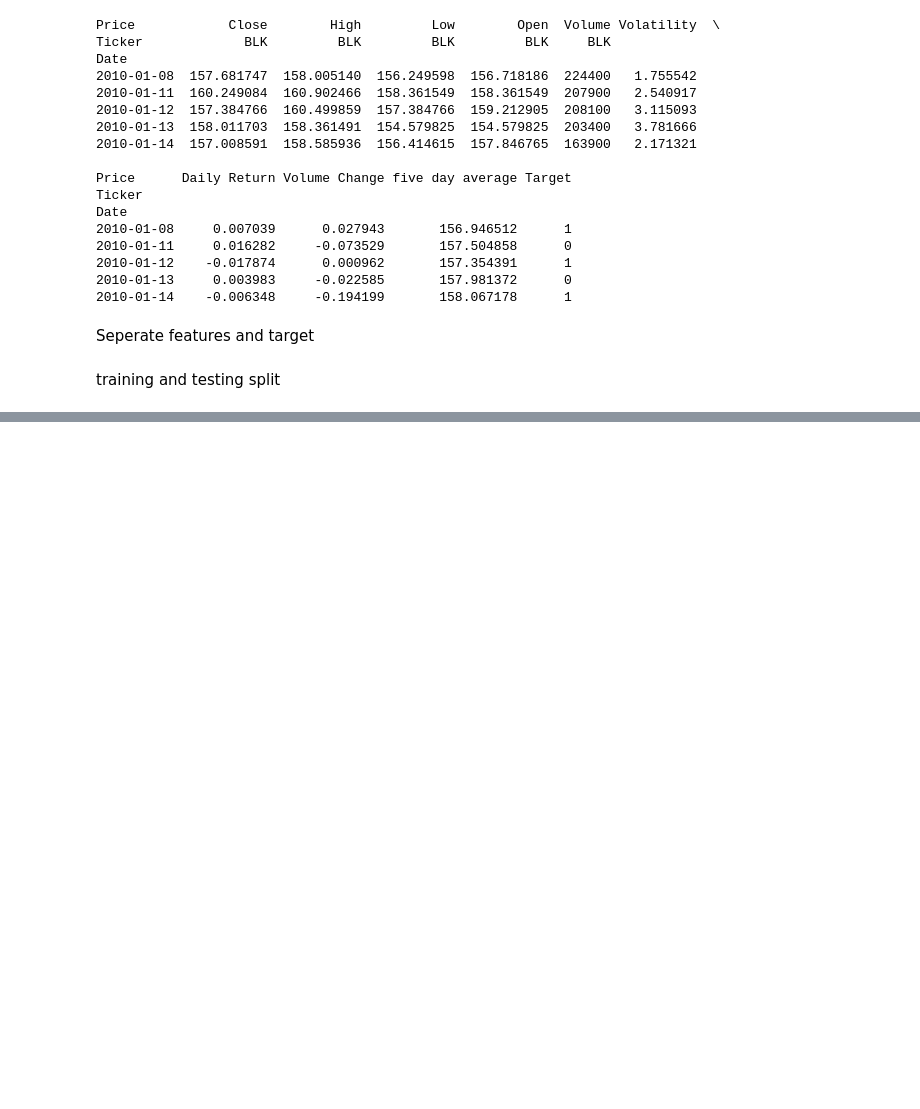
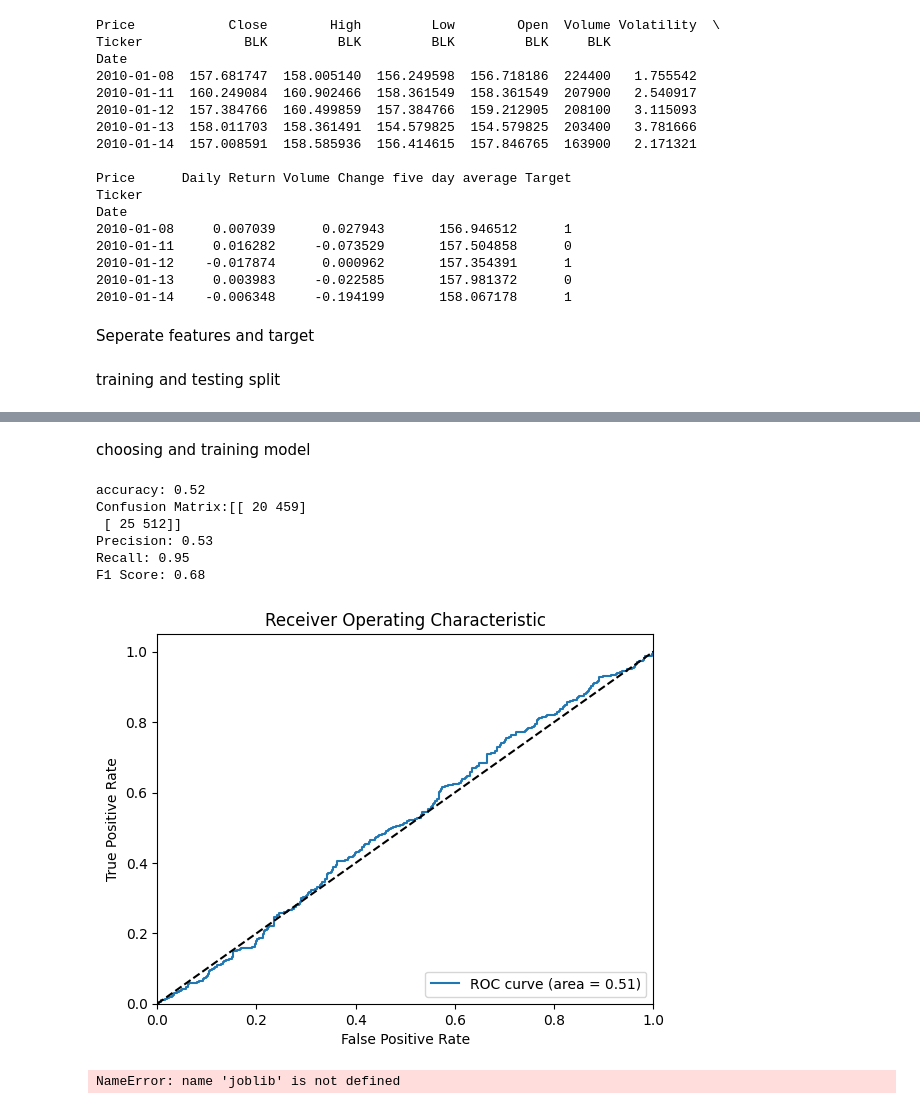
Before and after one commit to sumzali083/ml-project, a Jupyter notebook: notebooks/exploration.ipynb, the cells around one changed output, grey strips where cells are left out. Saved outputs shown, nothing was run; the diff lists cells and outputs as text; code cells hidden in the pictures; blank space fills up the shorter version.

```diff
--- a/notebooks/exploration.ipynb
+++ b/notebooks/exploration.ipynb
@@ -203,0 +211,42 @@ print(np.shape(y_test))
+# %% [markdown]
+choosing and training model
+# %%
+scaler = StandardScaler()
+X_train = scaler.fit_transform(X_train)
+X_test = scaler.transform(X_test)
+
+model = LogisticRegression(max_iter=1000)
+model.fit(X_train, y_train)
+y_pred = model.predict(X_test)
+accuracy = accuracy_score(y_test, y_pred)
+print(f"accuracy: {round(accuracy,2)}")
+cm = confusion_matrix(y_test, y_pred)
+print("Confusion Matrix:" + str(cm))
+precision = precision_score(y_test, y_pred)
+print(f"Precision: {round(precision,2)}")
+recall = recall_score(y_test, y_pred)
+print(f"Recall: {round(recall,2)}")
+f1 = f1_score(y_test, y_pred)
+print(f"F1 Score: {round(f1,2)}")
+y_pred_proba = model.predict_proba(X_test)[:, 1]
+fpr, tpr, thresholds = roc_curve(y_test, y_pred_proba)
+roc_auc = roc_auc_score(y_test, y_pred_proba)
+plt.figure()
+plt.plot(fpr, tpr, label=f'ROC curve (area = {roc_auc:.2f})')
+plt.plot([0, 1], [0, 1], 'k--')
+plt.xlim([0.0, 1.0])
+plt.ylim([0.0, 1.05])
+plt.xlabel('False Positive Rate')
+plt.ylabel('True Positive Rate')
+plt.title('Receiver Operating Characteristic')
+plt.legend(loc="lower right")
+plt.show()
+# %% [output]
+accuracy: 0.52
+Confusion Matrix:[[ 20 459]
+ [ 25 512]]
+Precision: 0.53
+Recall: 0.95
+F1 Score: 0.68
+[figure, added]
+NameError: name 'joblib' is not defined
```
Also changed, not shown: parts of 1 cell of this notebook.
